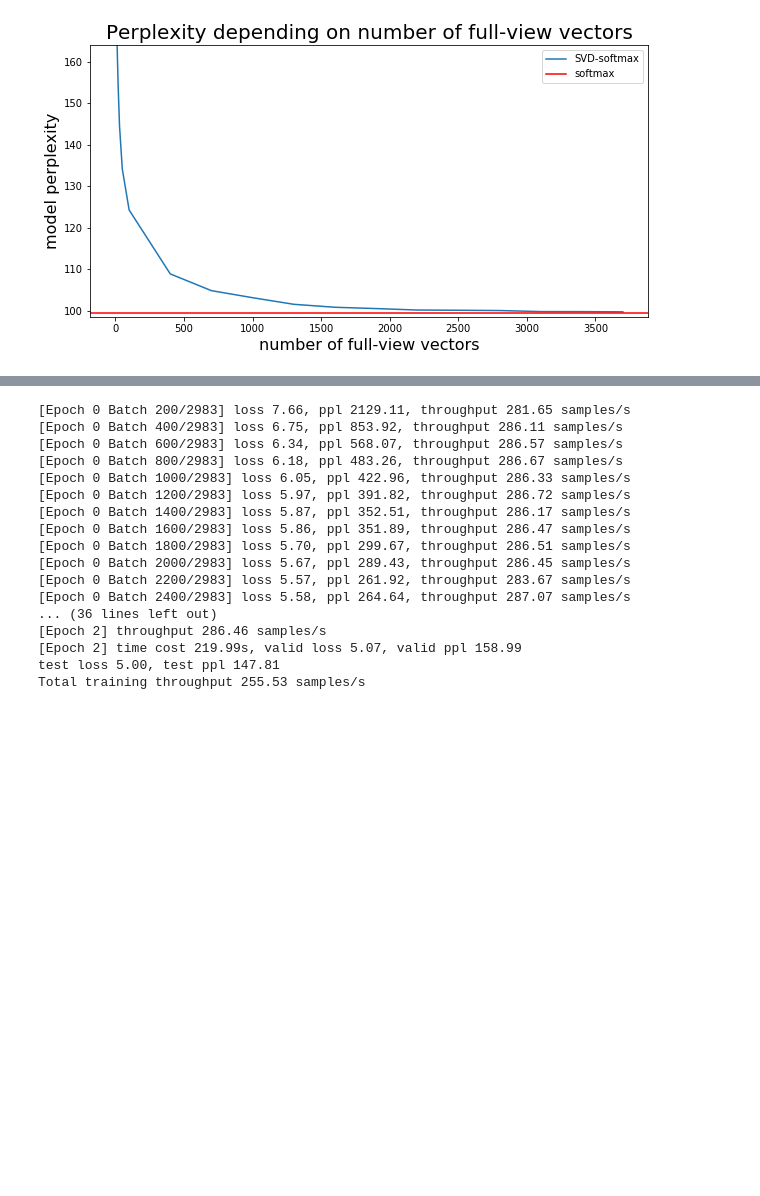
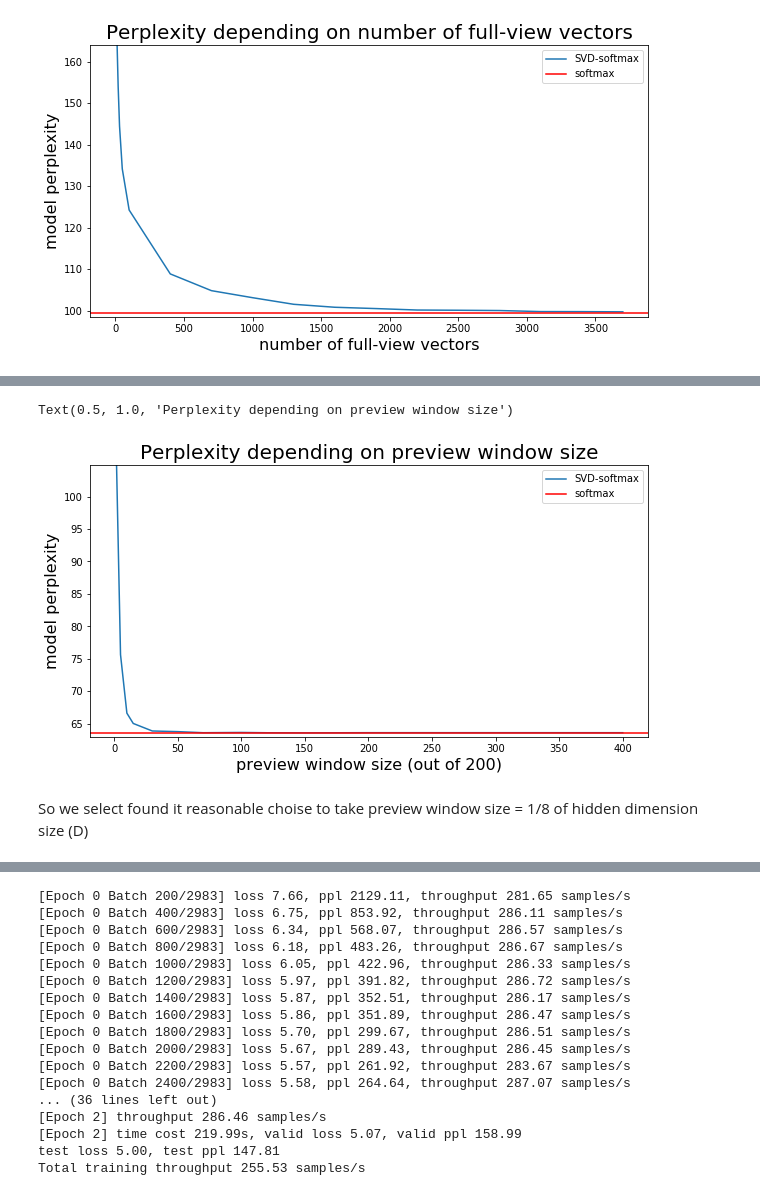
Before and after one commit to asmekal/softmax-acceleration, a Jupyter notebook: Fast softmax approximations.ipynb, the cells around one changed output, grey strips where cells are left out. Cells and saved outputs as stored; diff of their text form; code cells hidden in the pictures; blank space fills up the shorter version.

```diff
--- a/Fast softmax approximations.ipynb
+++ b/Fast softmax approximations.ipynb
@@ -398,0 +550,6 @@ Text(0.5, 1.0, 'Perplexity depending on number of full-view vectors')
+# %%
+%%time
+model.decoder = original_decoder
+model.decoder = create_decoder(model, preview_W=25, full_view_N=3200, rough_approximation=True)
+model.hybridize(active=False)
+evaluate_and_log(model, test_data, batch_size, context, loss=loss)
@@ -398,0 +560,6 @@ Text(0.5, 1.0, 'Perplexity depending on number of full-view vectors')
+# %%
+%%time
+model.decoder = original_decoder
+model.decoder = create_decoder(model, preview_W=25, full_view_N=3200, rough_approximation=False)
+model.hybridize(active=False)
+evaluate_and_log(model, test_data, batch_size, context, loss=loss)
@@ -398,0 +570,5 @@ Text(0.5, 1.0, 'Perplexity depending on number of full-view vectors')
+# %%
+%%time
+model.decoder = original_decoder
+model.hybridize(active=False)
+orig_l, orig_t = evaluate_and_log(model, test_data, batch_size, context, loss=loss)
@@ -398,0 +581,18 @@ Text(0.5, 1.0, 'Perplexity depending on number of full-view vectors')
+# %%
+%%time
+ts, ls = [], []
+full_view_N = 3200
+preview_Ws = [1, 5, 10, 15, 30, 50, 70, 100, 120, 150, 200, 400]
+for preview_W in tqdm.tqdm(preview_Ws):
+    model.decoder = original_decoder
+    model.decoder = create_decoder(model, preview_W=preview_W, full_view_N=full_view_N)
+    model.hybridize(active=False)
+    l, t = evaluate(model, test_data, batch_size, context, loss=loss)
+#     l, t = evaluate_and_log(model, test_data, batch_size, context, loss=None)
+
+#     model.decoder = original_decoder
+#     model.decoder = create_decoder(model, preview_W=preview_W, full_view_N=full_view_N, return_full=False)
+#     _, t = evaluate_and_log(model, test_data, batch_size, context, loss=None)
+
+    ls.append(l)
+    ts.append(t)
@@ -398,0 +602,14 @@ Text(0.5, 1.0, 'Perplexity depending on number of full-view vectors')
+# %%
+plt.figure(figsize=(10,5))
+plt.plot(preview_Ws, np.exp(ls), label="SVD-softmax")
+plt.axhline(y=np.exp(orig_l), color='red', label="softmax")
+plt.xlabel("preview window size (out of 200)", fontsize=16)
+plt.ylabel("model perplexity", fontsize=16)
+plt.ylim((np.exp(orig_l-0.01), np.exp(orig_l+0.5)))
+plt.legend()
+plt.title("Perplexity depending on preview window size", fontsize=20)
+# %% [output]
+Text(0.5, 1.0, 'Perplexity depending on preview window size')
+[figure, added]
+# %% [markdown]
+So we select found it reasonable choise to take preview window size = 1/8 of hidden dimension size (D)
```
Also changed, not shown: parts of 13 cells of this notebook.
